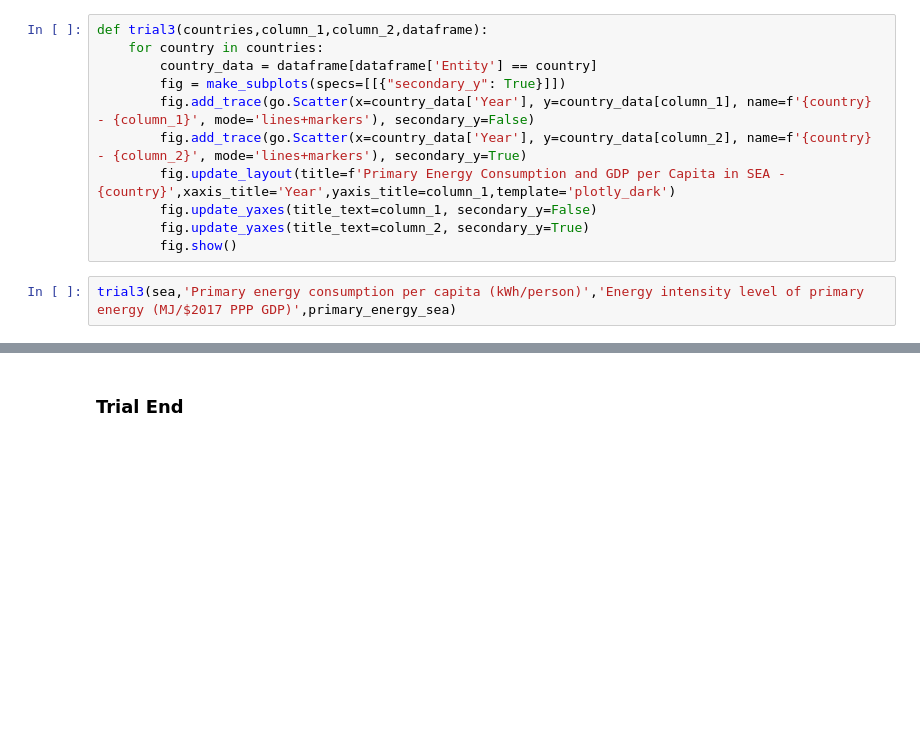
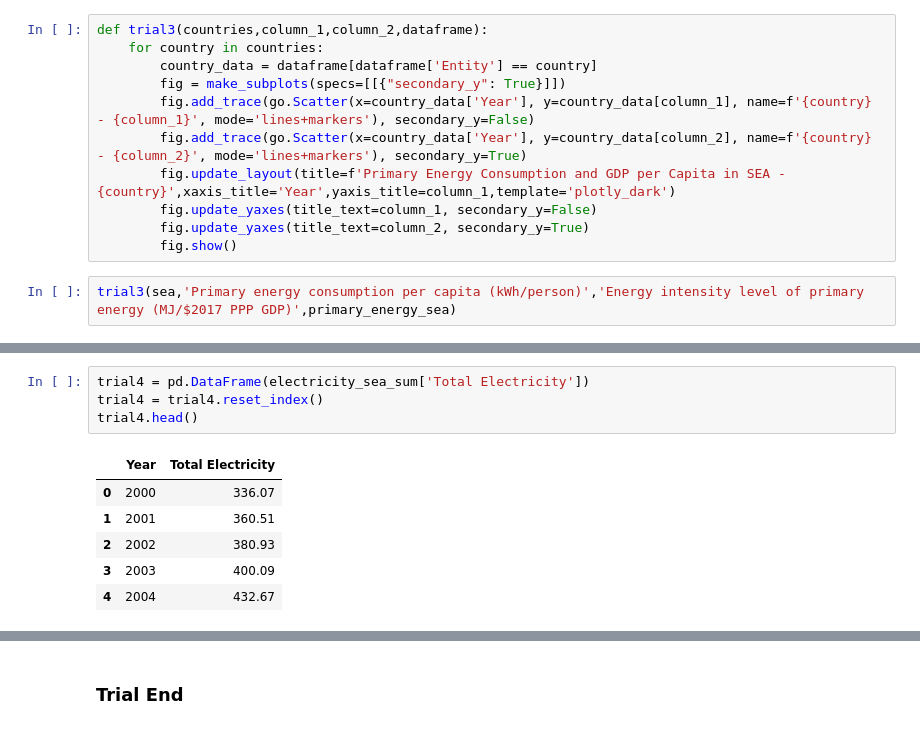
Before and after one commit to lurza/Sustainable_Energy_2020_2022, a Jupyter notebook: Sustainable_Energy1.ipynb, the cells around one changed output, grey strips where cells are left out. Saved outputs shown, nothing was run; the diff lists cells and outputs as text; blank space fills up the shorter version.

```diff
--- a/Sustainable_Energy1.ipynb
+++ b/Sustainable_Energy1.ipynb
@@ -574,0 +605,11 @@ trial3(sea,'Primary energy consumption per capita (kWh/person)','Energy intensit
+# %%
+trial4 = pd.DataFrame(electricity_sea_sum['Total Electricity'])
+trial4 = trial4.reset_index()
+trial4.head()
+# %% [output]
+|  | Year | Total Electricity |
+| 0 | 2000 | 336.07 |
+| 1 | 2001 | 360.51 |
+| 2 | 2002 | 380.93 |
+| 3 | 2003 | 400.09 |
+| 4 | 2004 | 432.67 |
```
Also changed, not shown: parts of 7 cells of this notebook.
